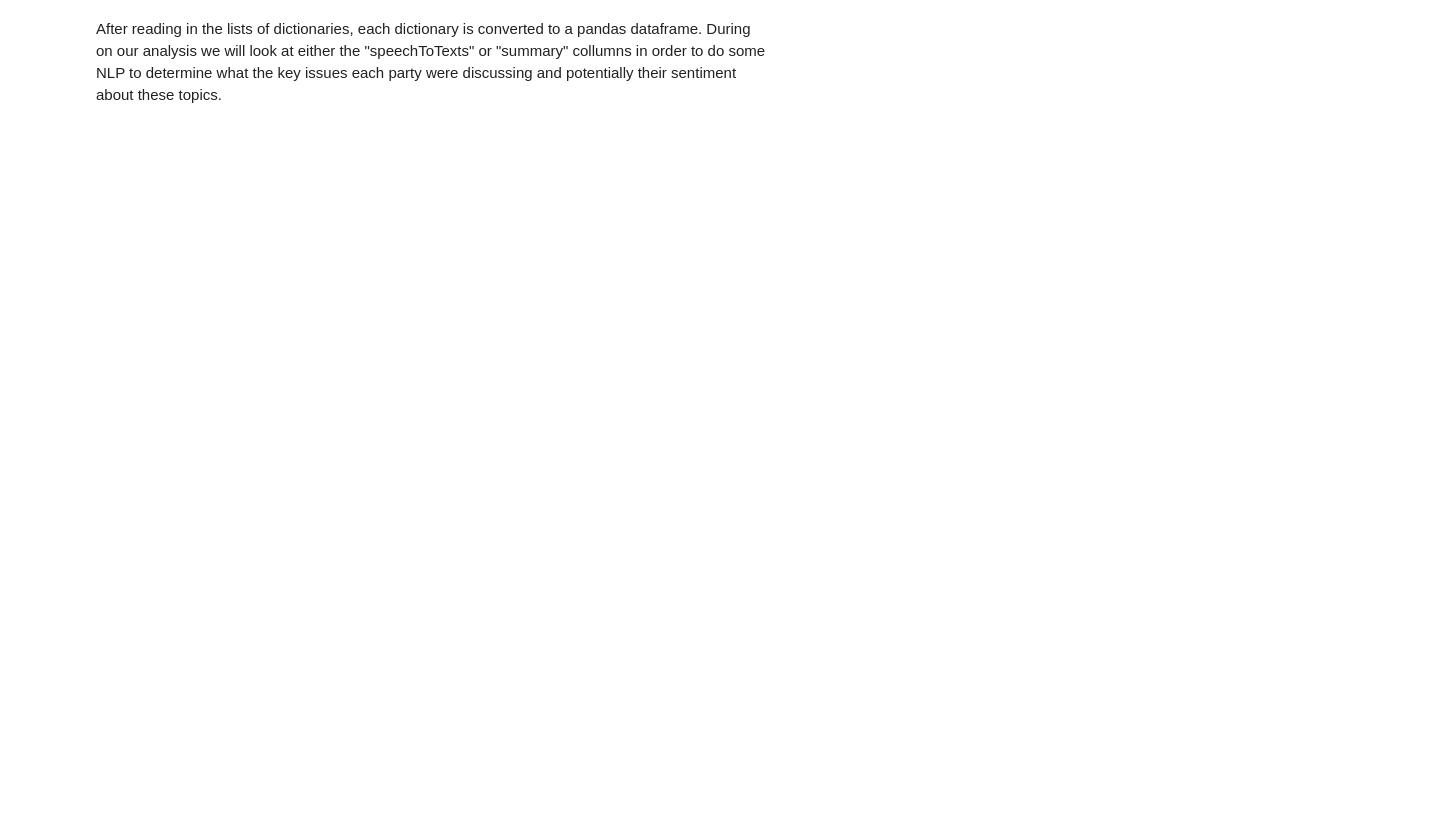
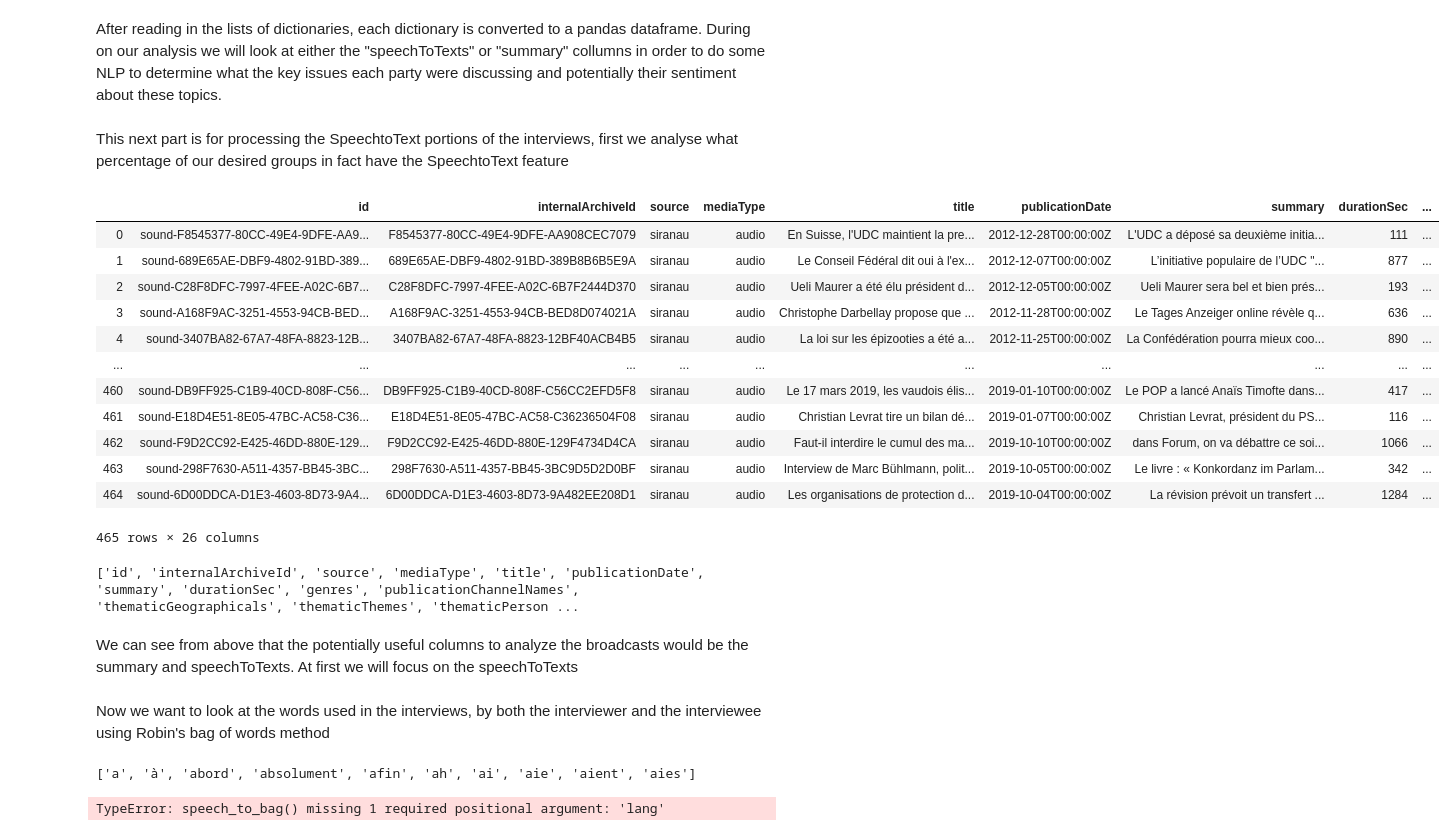
Before and after one commit to ArthurVignon/ADA_project, a Jupyter notebook: RTS_data_preprocessing.ipynb, the cells around one changed output. Cells and saved outputs as stored; diff of their text form; code cells hidden in the pictures; blank space fills up the shorter version.

```diff
--- a/RTS_data_preprocessing.ipynb
+++ b/RTS_data_preprocessing.ipynb
@@ -6,27 +6,27 @@ import tokenize
 import numpy as np
 import pandas as pd
 import os
-
+from itertools import islice
 
 BASE_PATH ='data/RTS_dataset_per_year/{}/{}'
 parties = ['UDC', 'PDC', 'PS', 'PLR', 'PES', 'PVL']
-years = np.arange(2012, 2020)
+YEARS = np.arange(2012, 2020)
 # %%
 #Next, we want to go year by year and find interviews that are with interviews of political parties
 
 def read_in(party):
     party_dict =[]
 
-    for year in years:
+    for year in YEARS:
         if os.path.exists(BASE_PATH.format(year, party)):
             files = [f for f in os.listdir(BASE_PATH.format(year, party))]
             for file in files:
                 with open(BASE_PATH.format(year, party)+"/{}".format(file), 'r') as fp:
                     dicts = json.load(fp)
                     for entry in dicts['data']:
-                        if 'genres' in entry:
+                        if 'genres' in entry and 'speechToTexts' in entry:
                             if 'Interview' in entry['genres']:
-                                party_dict.append(dicts['data'])
+                                party_dict.append(entry)
     return party_dict
 
 #For each party, convert the json into dictionaries
@@ -58,9 +60,11 @@ for year in years:
 # %% [markdown]
 After reading in the lists of dictionaries, each dictionary is converted to a pandas dataframe. During on our analysis we will look at either the "speechToTexts" or "summary" collumns in order to do some NLP to determine what the key issues each party were discussing and potentially their sentiment about these topics.
 # %%
-UDC_pandas = pd.DataFrame(UDC_dictionary)
-PDC_pandas = pd.DataFrame(PDC_dictionary)
-PS_pandas = pd.DataFrame(PS_dictionary)
-PLR_pandas = pd.DataFrame(PLR_dictionary)
-PES_pandas = pd.DataFrame(PES_dictionary)
-PVL_pandas = pd.DataFrame(PVL_dictionary)
+UDC_pandas = pd.DataFrame.from_dict(UDC_dictionary)
+PDC_pandas = pd.DataFrame.from_dict(PDC_dictionary)
+PS_pandas = pd.DataFrame.from_dict(PS_dictionary)
+PLR_pandas = pd.DataFrame.from_dict(PLR_dictionary)
+PES_pandas = pd.DataFrame.from_dict(PES_dictionary)
+PVL_pandas = pd.DataFrame.from_dict(PVL_dictionary)
+# %% [markdown]
+This next part is for processing the SpeechtoText portions of the interviews, first we analyse what percentage of our desired groups in fact have the SpeechtoText feature
@@ -66,0 +73,24 @@ PVL_pandas = pd.DataFrame(PVL_dictionary)
+# %%
+year = UDC_pandas["publicationDate"].str[:4]
+# %%
+UDC_pandas['year'] = year
+# %% [output]
+|  | id | internalArchiveId | source | mediaType | title | publicationDate | summary | durationSec | ... |
+| 0 | sound-F8545377-80CC-49E4-9DFE-AA9... | F8545377-80CC-49E4-9DFE-AA908CEC7079 | siranau | audio | En Suisse, l'UDC maintient la pre... | 2012-12-28T00:00:00Z | L'UDC a déposé sa deuxième initia... | 111 | ... |
+| 1 | sound-689E65AE-DBF9-4802-91BD-389... | 689E65AE-DBF9-4802-91BD-389B8B6B5E9A | siranau | audio | Le Conseil Fédéral dit oui à l'ex... | 2012-12-07T00:00:00Z | L’initiative populaire de l’UDC "... | 877 | ... |
+| 2 | sound-C28F8DFC-7997-4FEE-A02C-6B7... | C28F8DFC-7997-4FEE-A02C-6B7F2444D370 | siranau | audio | Ueli Maurer a été élu président d... | 2012-12-05T00:00:00Z | Ueli Maurer sera bel et bien prés... | 193 | ... |
+| 3 | sound-A168F9AC-3251-4553-94CB-BED... | A168F9AC-3251-4553-94CB-BED8D074021A | siranau | audio | Christophe Darbellay propose que ... | 2012-11-28T00:00:00Z | Le Tages Anzeiger online révèle q... | 636 | ... |
+| 4 | sound-3407BA82-67A7-48FA-8823-12B... | 3407BA82-67A7-48FA-8823-12BF40ACB4B5 | siranau | audio | La loi sur les épizooties a été a... | 2012-11-25T00:00:00Z | La Confédération pourra mieux coo... | 890 | ... |
+| ... | ... | ... | ... | ... | ... | ... | ... | ... | ... |
+| 460 | sound-DB9FF925-C1B9-40CD-808F-C56... | DB9FF925-C1B9-40CD-808F-C56CC2EFD5F8 | siranau | audio | Le 17 mars 2019, les vaudois élis... | 2019-01-10T00:00:00Z | Le POP a lancé Anaïs Timofte dans... | 417 | ... |
+| 461 | sound-E18D4E51-8E05-47BC-AC58-C36... | E18D4E51-8E05-47BC-AC58-C36236504F08 | siranau | audio | Christian Levrat tire un bilan dé... | 2019-01-07T00:00:00Z | Christian Levrat, président du PS... | 116 | ... |
+| 462 | sound-F9D2CC92-E425-46DD-880E-129... | F9D2CC92-E425-46DD-880E-129F4734D4CA | siranau | audio | Faut-il interdire le cumul des ma... | 2019-10-10T00:00:00Z | dans Forum, on va débattre ce soi... | 1066 | ... |
+| 463 | sound-298F7630-A511-4357-BB45-3BC... | 298F7630-A511-4357-BB45-3BC9D5D2D0BF | siranau | audio | Interview de Marc Bühlmann, polit... | 2019-10-05T00:00:00Z | Le livre : « Konkordanz im Parlam... | 342 | ... |
+| 464 | sound-6D00DDCA-D1E3-4603-8D73-9A4... | 6D00DDCA-D1E3-4603-8D73-9A482EE208D1 | siranau | audio | Les organisations de protection d... | 2019-10-04T00:00:00Z | La révision prévoit un transfert ... | 1284 | ... |
+465 rows × 26 columns
+# %%
+print(list(UDC_pandas))
+# %% [output]
+['id', 'internalArchiveId', 'source', 'mediaType', 'title', 'publicationDate', 'summary', 'durationSec', 'genres', 'publicationChannelNames', 'thematicGeographicals', 'thematicThemes', 'thematicPerson ...
+# %% [markdown]
+We can see from above that the potentially useful columns to analyze the broadcasts would be the summary and speechToTexts. At first we will focus on the speechToTexts
@@ -66,0 +100,2 @@ PVL_pandas = pd.DataFrame(PVL_dictionary)
+# %% [markdown]
+Now we want to look at the words used in the interviews, by both the interviewer and the interviewee using Robin's bag of words method
@@ -66,0 +145,19 @@ PVL_pandas = pd.DataFrame(PVL_dictionary)
+# %%
+# Stopwords in french (no information)
+stopwords_fr = []
+with open("data/stopwords/stopwords-fr.txt", 'r', encoding='utf-8') as f:
+    stopwords_fr = f.readlines()
+    stopwords_fr = [w.strip() for w in stopwords_fr]
+stopwords_fr[:10]
+# %% [output]
+['a', 'à', 'abord', 'absolument', 'afin', 'ah', 'ai', 'aie', 'aient', 'aies']
+# %%
+punctuations_fr = "\"$%&'?!()*+,-./:;=@[\]^_`{|}'~«»´’–1234567890"
+UDC_bag = speech_to_bag(UDC_pandas, lang='fr')
+PDC_bag= speech_to_bag(PDC_pandas)
+PS_bag = speech_to_bag(PS_pandas)
+PLR_bag = speech_to_bag(PLR_pandas)
+PES_bag = speech_to_bag(PES_pandas)
+PVLbag = speech_to_bag(PVL_pandas)
+# %% [output]
+TypeError: speech_to_bag() missing 1 required positional argument: 'lang'
```
Also changed, not shown: parts of 7 cells of this notebook.
